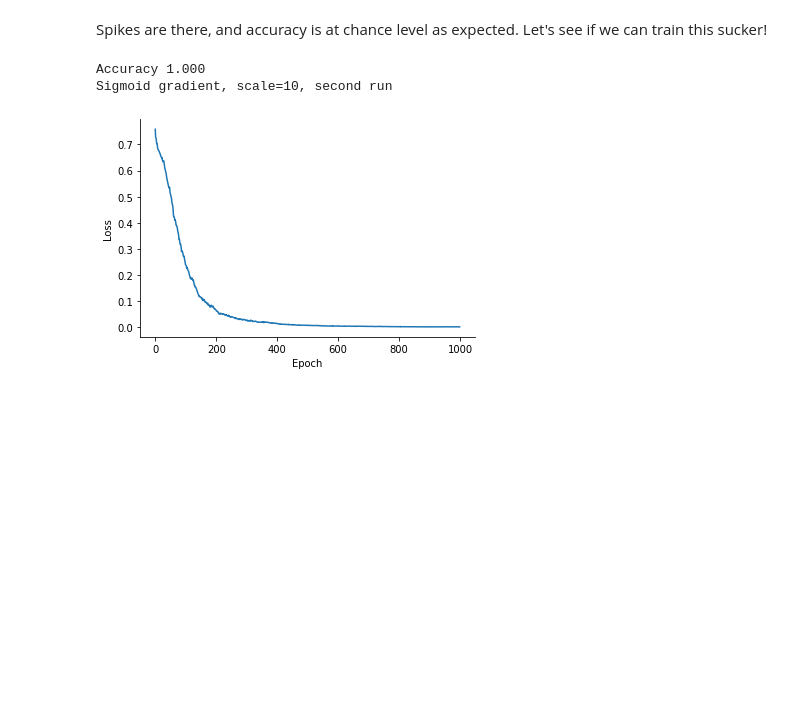
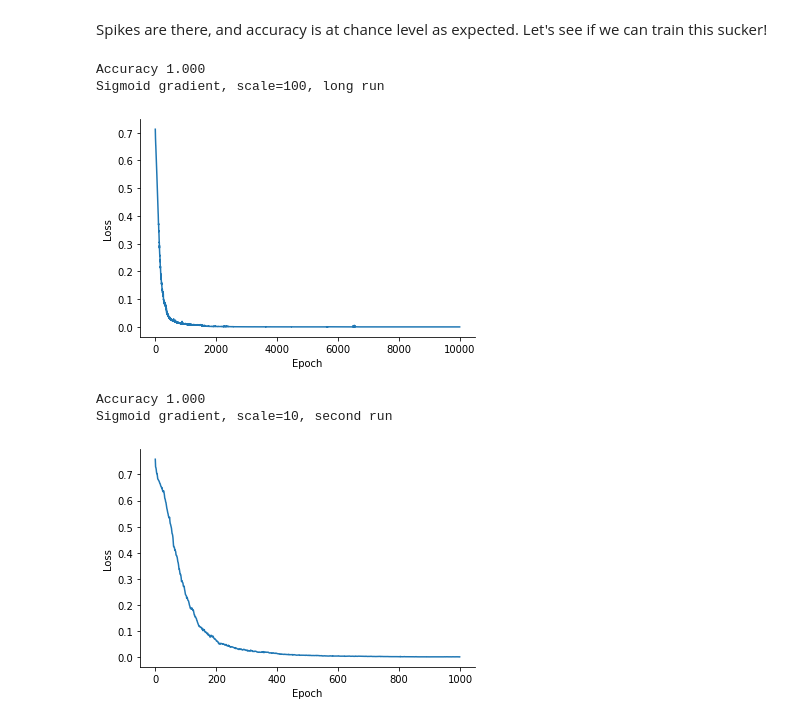
Before and after one commit to kernfel/cantata, a Jupyter notebook: Proof of concept, part 1, spikes.ipynb, the cells around one changed output. Cells and saved outputs as stored; diff of their text form; code cells hidden in the pictures; blank space fills up the shorter version.

```diff
--- a/Proof of concept, part 1, spikes.ipynb
+++ b/Proof of concept, part 1, spikes.ipynb
@@ -222,7 +222,7 @@ loss_fn = nn.NLLLoss() # The negative log likelihood loss function
 
 # The optimization loop
 loss_hist = []
-for e in range(1000):
+for e in range(10000):
     # run the network and get output
     output,_ = run_snn(x_data)
     # compute the loss
@@ -239,6 +239,17 @@ for e in range(1000):
     loss_hist.append(loss_val.item())
 
 loss_hist_true_grad = loss_hist # store for later use
+# %%
+plt.plot(loss_hist)
+plt.xlabel("Epoch")
+plt.ylabel("Loss")
+sns.despine()
+print_classification_accuracy()
+print("Sigmoid gradient, scale=100, long run")
+# %% [output]
+Accuracy 1.000
+Sigmoid gradient, scale=100, long run
+[figure, added]
 # %%
 plt.plot(loss_hist)
 plt.xlabel("Epoch")
```
Also changed, not shown: parts of 8 cells of this notebook.
